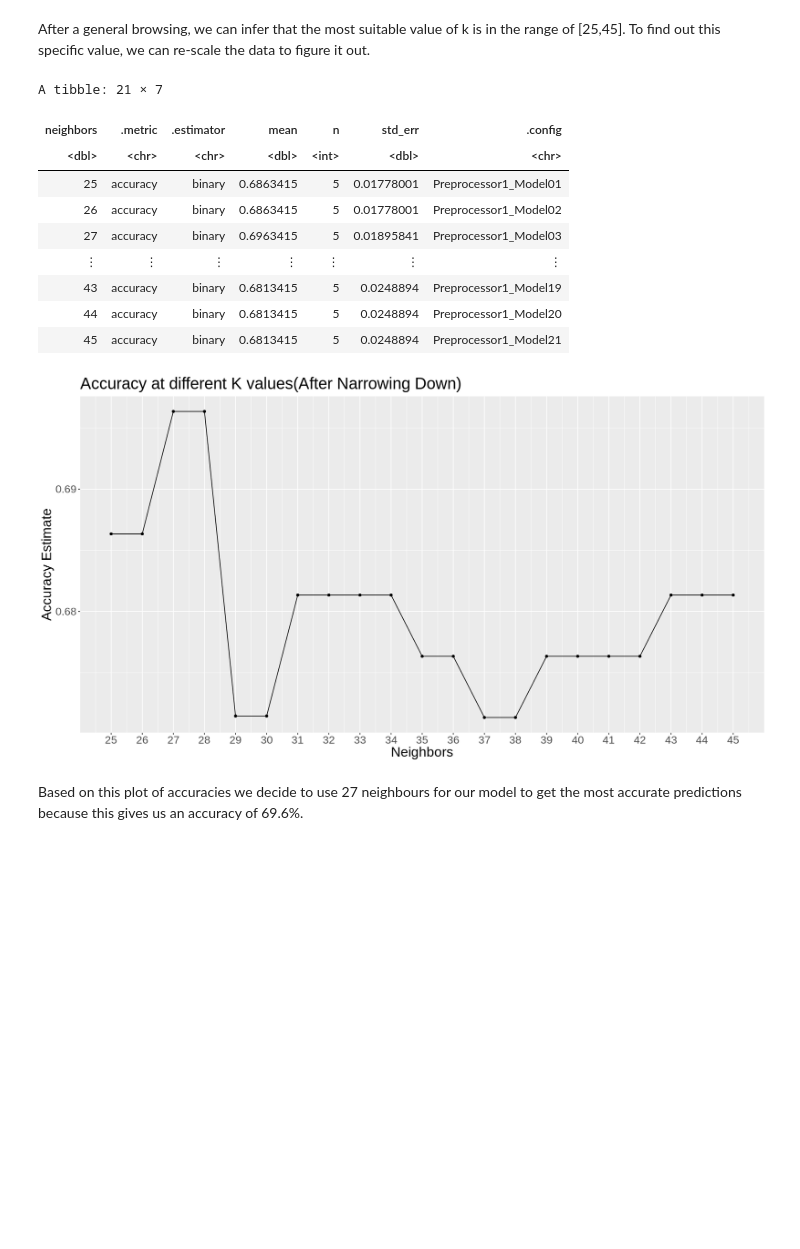
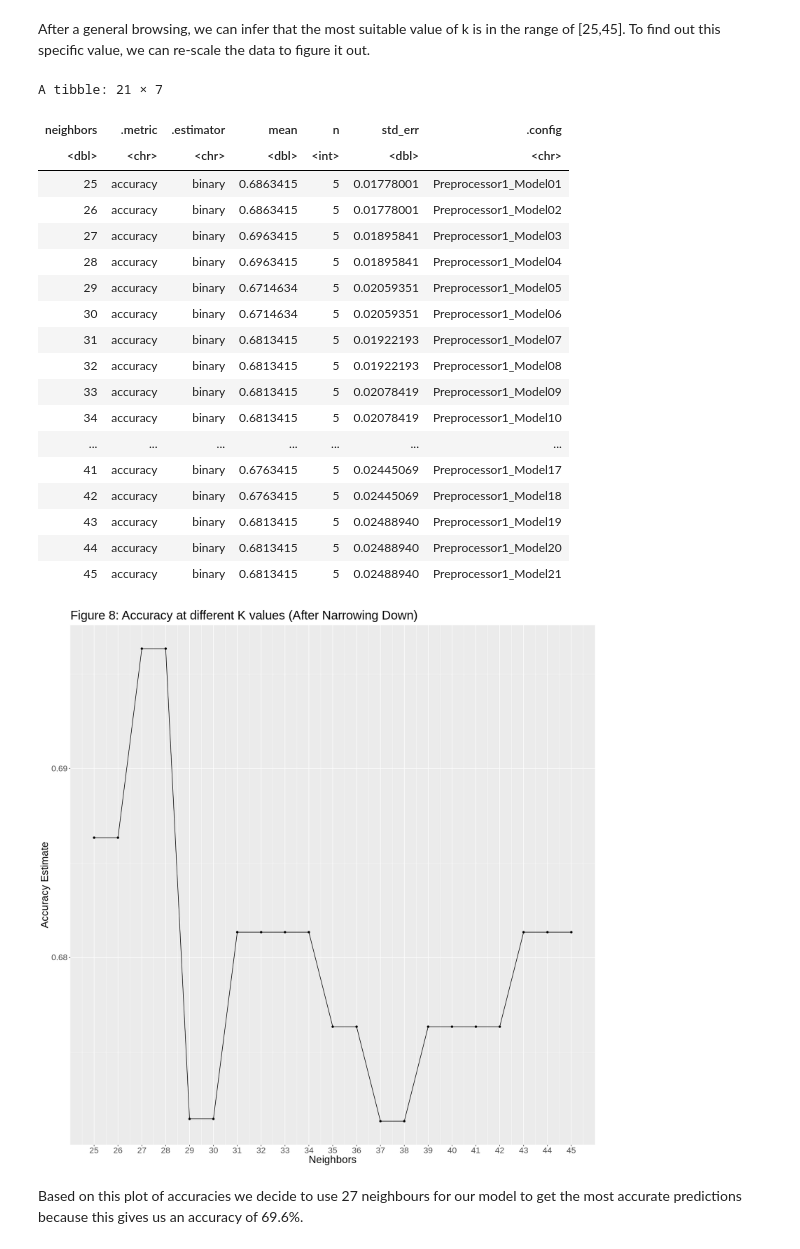
Before and after one commit to julieklipp/Project-Proposal, a Jupyter notebook: report.ipynb, the cells around one changed output. Cells and saved outputs as stored; diff of their text form; code cells hidden in the pictures; blank space fills up the shorter version.

Commit message:
added figure numbers

```diff
--- a/report.ipynb
+++ b/report.ipynb
@@ -369,39 +370,48 @@ After a general browsing, we can infer that the most suitable value of k is in t
 #specifying range of k to choose from
 kvals_2 <- tibble(neighbors = seq(from = 25, to = 45, by = 1))
 
 #fitting the model to each value of the range of k
 knn_results_2 <- workflow() |>
     add_recipe(heart_recipe) |>
     add_model(knn_tune) |>
     tune_grid(resamples = vfold, grid = kvals_2) |>
     collect_metrics()
 
 model_accuracies_2 <- knn_results_2 |>
      filter(.metric == "accuracy")
 
 model_accuracies_2
 
 accuracy_vs_k_2 <- ggplot(model_accuracies_2, aes(x = neighbors, y = mean)) +
     geom_point() +
     geom_line() +
     labs(x = "Neighbors", y = "Accuracy Estimate") +
-    ggtitle("Accuracy at different K values(After Narrowing Down)") +
+    ggtitle("Figure 8: Accuracy at different K values (After Narrowing Down)") +
     scale_x_continuous(breaks = 25:45) +
     theme(text = element_text(size = 20))
 
 accuracy_vs_k_2
 # %% [output]
 A tibble: 21 × 7
 | neighbors | .metric | .estimator | mean | n | std_err | .config |
 | <dbl> | <chr> | <chr> | <dbl> | <int> | <dbl> | <chr> |
 | 25 | accuracy | binary | 0.6863415 | 5 | 0.01778001 | Preprocessor1_Model01 |
 | 26 | accuracy | binary | 0.6863415 | 5 | 0.01778001 | Preprocessor1_Model02 |
 | 27 | accuracy | binary | 0.6963415 | 5 | 0.01895841 | Preprocessor1_Model03 |
-| ⋮ | ⋮ | ⋮ | ⋮ | ⋮ | ⋮ | ⋮ |
-| 43 | accuracy | binary | 0.6813415 | 5 | 0.0248894 | Preprocessor1_Model19 |
-| 44 | accuracy | binary | 0.6813415 | 5 | 0.0248894 | Preprocessor1_Model20 |
-| 45 | accuracy | binary | 0.6813415 | 5 | 0.0248894 | Preprocessor1_Model21 |
+| 28 | accuracy | binary | 0.6963415 | 5 | 0.01895841 | Preprocessor1_Model04 |
+| 29 | accuracy | binary | 0.6714634 | 5 | 0.02059351 | Preprocessor1_Model05 |
+| 30 | accuracy | binary | 0.6714634 | 5 | 0.02059351 | Preprocessor1_Model06 |
+| 31 | accuracy | binary | 0.6813415 | 5 | 0.01922193 | Preprocessor1_Model07 |
+| 32 | accuracy | binary | 0.6813415 | 5 | 0.01922193 | Preprocessor1_Model08 |
+| 33 | accuracy | binary | 0.6813415 | 5 | 0.02078419 | Preprocessor1_Model09 |
+| 34 | accuracy | binary | 0.6813415 | 5 | 0.02078419 | Preprocessor1_Model10 |
+| ... | ... | ... | ... | ... | ... | ... |
+| 41 | accuracy | binary | 0.6763415 | 5 | 0.02445069 | Preprocessor1_Model17 |
+| 42 | accuracy | binary | 0.6763415 | 5 | 0.02445069 | Preprocessor1_Model18 |
+| 43 | accuracy | binary | 0.6813415 | 5 | 0.02488940 | Preprocessor1_Model19 |
+| 44 | accuracy | binary | 0.6813415 | 5 | 0.02488940 | Preprocessor1_Model20 |
+| 45 | accuracy | binary | 0.6813415 | 5 | 0.02488940 | Preprocessor1_Model21 |
-[figure, old version]
+[figure, new version]
 # %% [markdown]
 Based on this plot of accuracies we decide to use 27 neighbours for our model to get the most accurate predictions because this gives us an accuracy of 69.6%.
 # %%
```
Also changed, not shown: parts of 9 cells of this notebook.
